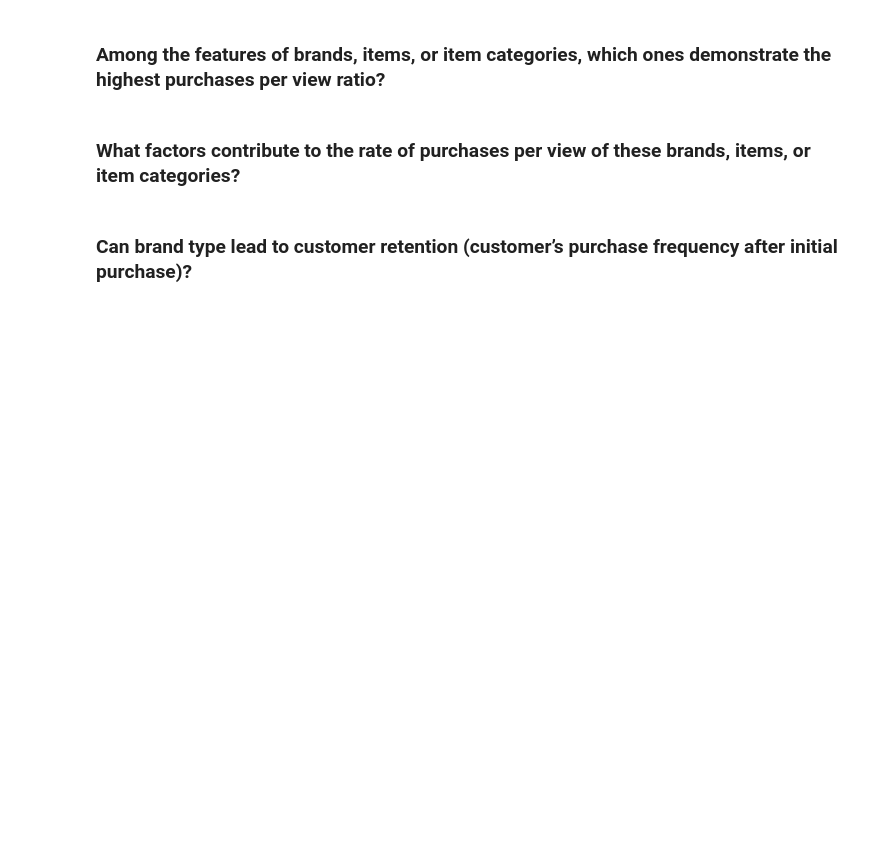
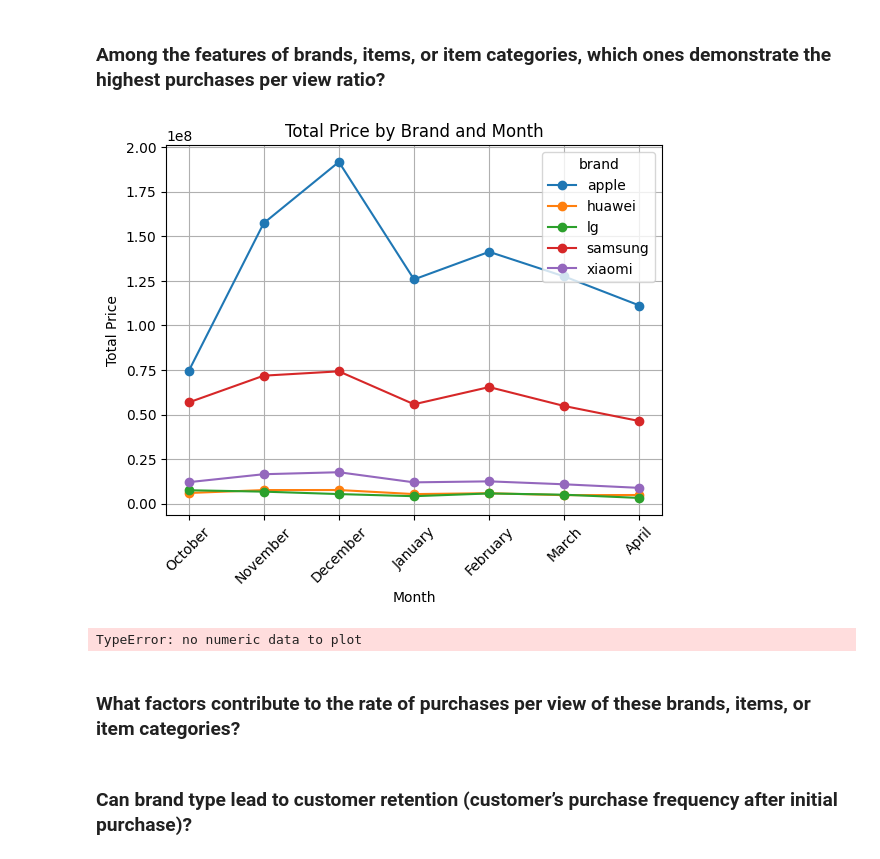
Before and after one commit to seel6470/CSPB-4502-Group-9-Project, a Jupyter notebook: Project Code.ipynb, the cells around one changed output. Cells and saved outputs as stored; diff of their text form; code cells hidden in the pictures; blank space fills up the shorter version.

Commit message:
Contiued work on visualizations

```diff
--- a/Project Code.ipynb
+++ b/Project Code.ipynb
@@ -305,73 +305,55 @@ df.head()
 # %% [markdown]
 ### Among the features of brands, items, or item categories, which ones demonstrate the highest purchases per view ratio?
 # %%
-# Step 1: Extract month from date column
+# Extract month from date column
 df['date'] = pd.to_datetime(df['date'])
 df['month'] = df['date'].dt.month
-df.head()
-# Step 2: Group by month and calculate the sum of 'price'
+months_ordered = ['October', 'November', 'December', 'January', 'February', 'March', 'April']
 
-# For brand_grouped truncate brands to most profitable brands
+# For brand_grouped truncated brands to 5 most profitable brands
 most_profitable_5_brands = brand_grouped.head(5)
 
 # Extract months
-df_top_50 = df[df['brand'].isin(most_profitable_5_brands.index)]
-df_top_50.loc[:, 'month'] = df_top_50['date'].dt.strftime('%B')  # Full month name
-months_ordered = ['October', 'November', 'December', 'January', 'February', 'March', 'April']
-
+df_top_5_brands = df[df['brand'].isin(most_profitable_5_brands.index)]
+df_top_5_brands.loc[:, 'month'] = df_top_5_brands['date'].dt.strftime('%B')  # Full month name
 
 # Group by brand and month and calculate the sum of price
-brand_monthly_total = df_top_50.groupby(['brand', 'month'])['price'].sum().reset_index()
+brand_monthly_total = df_top_5_brands.groupby(['brand', 'month'])['price'].sum().reset_index()
 
-# For product_grouped
-#product_monthly_total = filtered_df.groupby(filtered_df['event_month'])['price'].sum()
+# For category_grouped truncated category to 5 most profitable categories
+most_profitable_5_categories = category_grouped.head(5)
 
-# For category_grouped
-#category_monthly_total = filtered_df.groupby(filtered_df['event_month'])['price'].sum()
+# Extract months
+df_top_5_categories = df[df['brand'].isin(most_profitable_5_categories.index)]
+df_top_5_categories['month'] = df_top_5_categories['date'].dt.strftime('%B')
 
-# Step 3: Plot total purchases over time
+category_monthly_total = df_top_5_categories.groupby(['brand', 'month'])['price'].sum().reset_index()
 
-# For brand_grouped
-#plt.figure(figsize=(10, 6))
-#plt.plot(brand_monthly_total.index, brand_monthly_total.values, marker='o')
-#plt.title('Total Purchases Over Time by Brand')
-#plt.xlabel('Month')
-#plt.ylabel('Total Purchase Amount')
-#plt.xticks(range(1, 13))
-#plt.grid(True)
-#plt.show()
+# Plot most profitable brand purchases over time
 
 # Creates a dataframe suitable for plotting
-pivot_df = brand_monthly_total.pivot(index='month', columns='brand', values='price')
-
-# Plotting
-pivot_df.plot(kind='line', marker='o')
+pivot_df_brands = brand_monthly_total.pivot(index='month', columns='brand', values='price')
+pivot_df_brands.plot(kind='line', marker='o')
 plt.xlabel('Month')
 plt.ylabel('Total Price')
 plt.title('Total Price by Brand and Month')
 plt.xticks(range(len(months_ordered)), months_ordered, rotation=45)
 plt.grid(True)
 plt.show()
 
-# For product_grouped
-#plt.figure(figsize=(10, 6))
-#plt.plot(product_monthly_total.index, product_monthly_total.values, marker='o')
-#plt.title('Total Purchases Over Time by Product')
-#plt.xlabel('Month')
-#plt.ylabel('Total Purchase Amount')
-#plt.xticks(range(1, 13))
-#plt.grid(True)
-#plt.show()
 
-# For category_grouped
-#plt.figure(figsize=(10, 6))
-#plt.plot(category_monthly_total.index, category_monthly_total.values, marker='o')
-#plt.title('Total Purchases Over Time by Category')
-#plt.xlabel('Month')
-#plt.ylabel('Total Purchase Amount')
-#plt.xticks(range(1, 13))
-#plt.grid(True)
-#plt.show()
+# Plot most profitable category purchases over time
+pivot_df_categories = category_monthly_total.pivot(index='month', columns='brand', values='price')
+pivot_df_categories.plot(kind='line', marker='o')
+plt.xlabel('Month')
+plt.ylabel('Total Price')
+plt.title('Total Price by Category and Month')
+plt.xticks(range(len(months_ordered)), months_ordered, rotation=45)
+plt.grid(True)
+plt.show()
+# %% [output]
+[figure, added]
+TypeError: no numeric data to plot
 # %% [markdown]
 ### What factors contribute to the rate of purchases per view of these brands, items, or item categories?
 # %%
```
